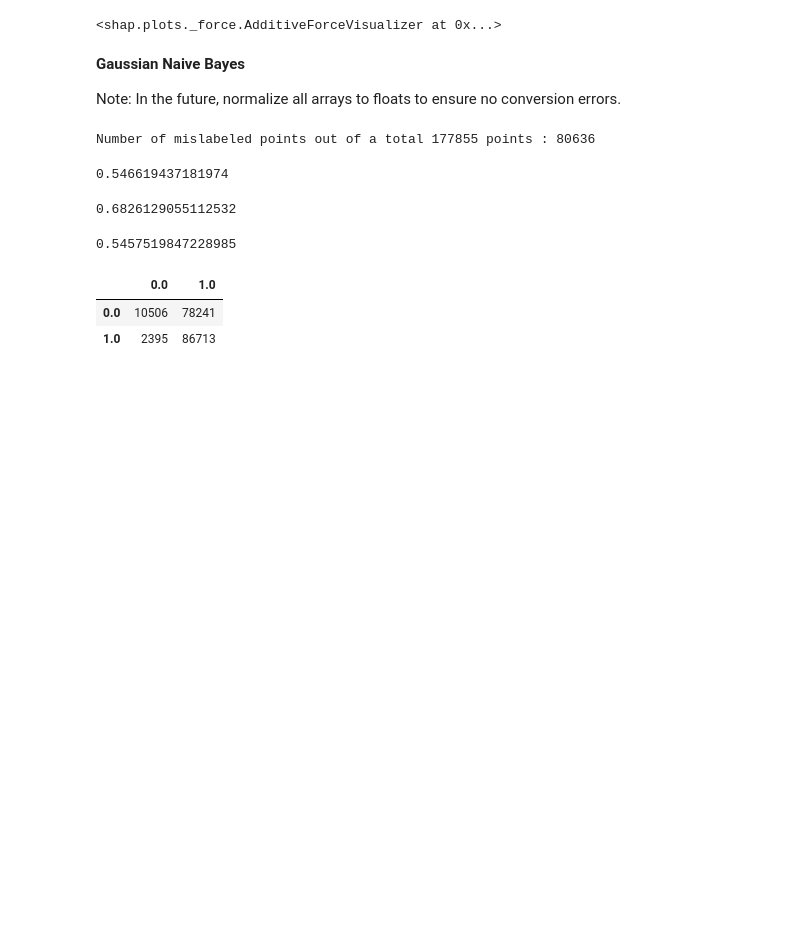
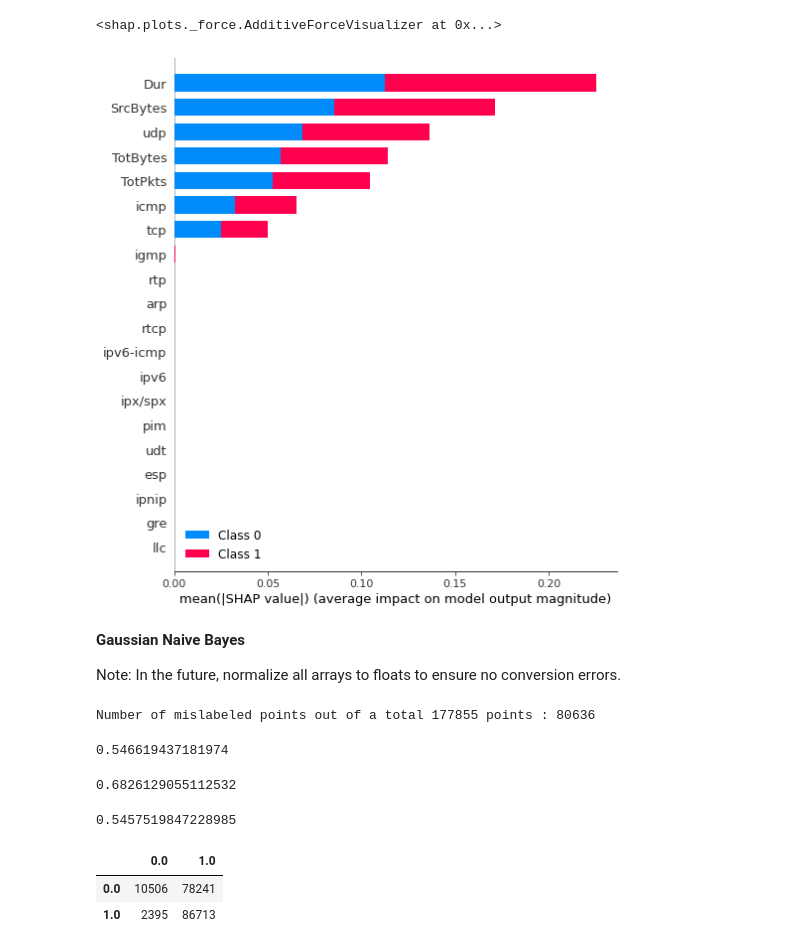
Before and after one commit to NeilCollinsMS/CTU-13-Classification, a Jupyter notebook: CTU_13_Classification_(Aggregate).ipynb, the cells around one changed output. Cells and saved outputs as stored; diff of their text form; code cells hidden in the pictures; blank space fills up the shorter version.

Commit message:
Added SHAP Summary plot

```diff
--- a/CTU_13_Classification_(Aggregate).ipynb
+++ b/CTU_13_Classification_(Aggregate).ipynb
@@ -400,6 +418,14 @@ shap.force_plot(k_explainer.expected_value[1], k_shap_values[1], prediction_data
 # %% [output]
 [interactive output not drawn]
 <shap.plots._force.AdditiveForceVisualizer at 0x...>
+# %%
+# SHAP Summary plot run on a small sample of the testing data. (The X_test dataframe is far too large to run this against in a timely manner)
+
+X_test_sample = X_test.sample(frac=0.05, replace=False, random_state=1)
+shap_values = shap.TreeExplainer(classifier_1).shap_values(X_test_sample)
+shap.summary_plot(shap_values, X_test_sample)
+# %% [output]
+[figure, added]
 # %% [markdown]
 **Gaussian Naive Bayes**
 
```
Also changed, not shown: parts of 1 cell of this notebook.
